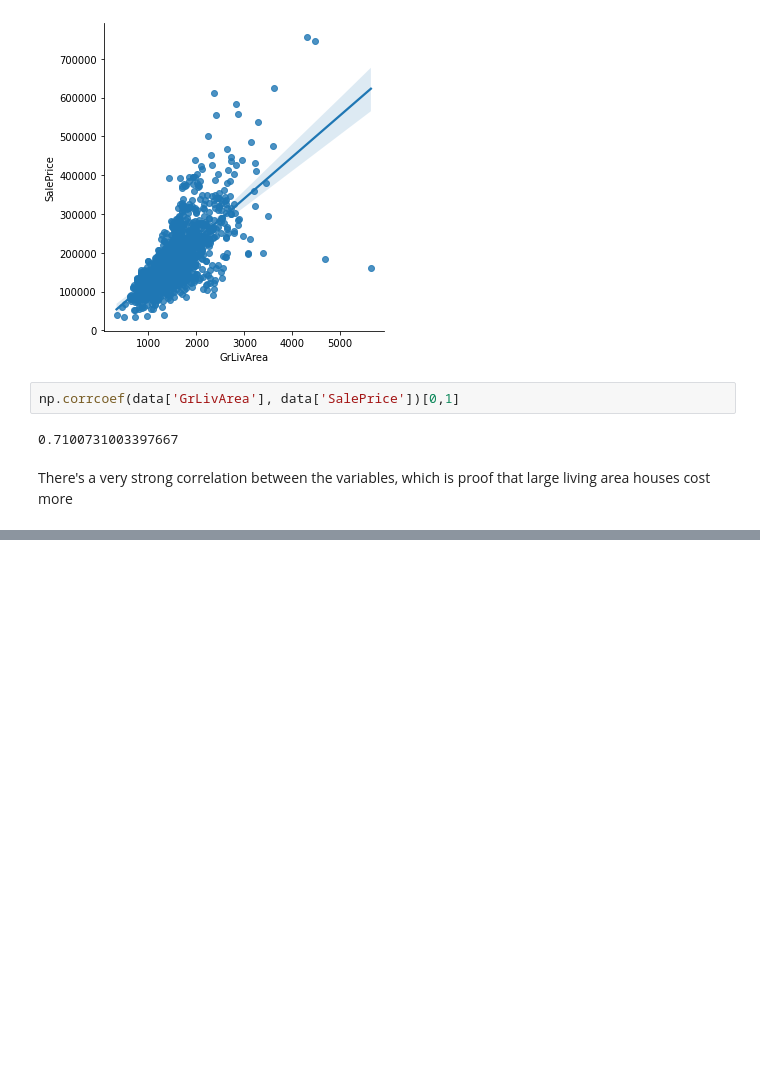
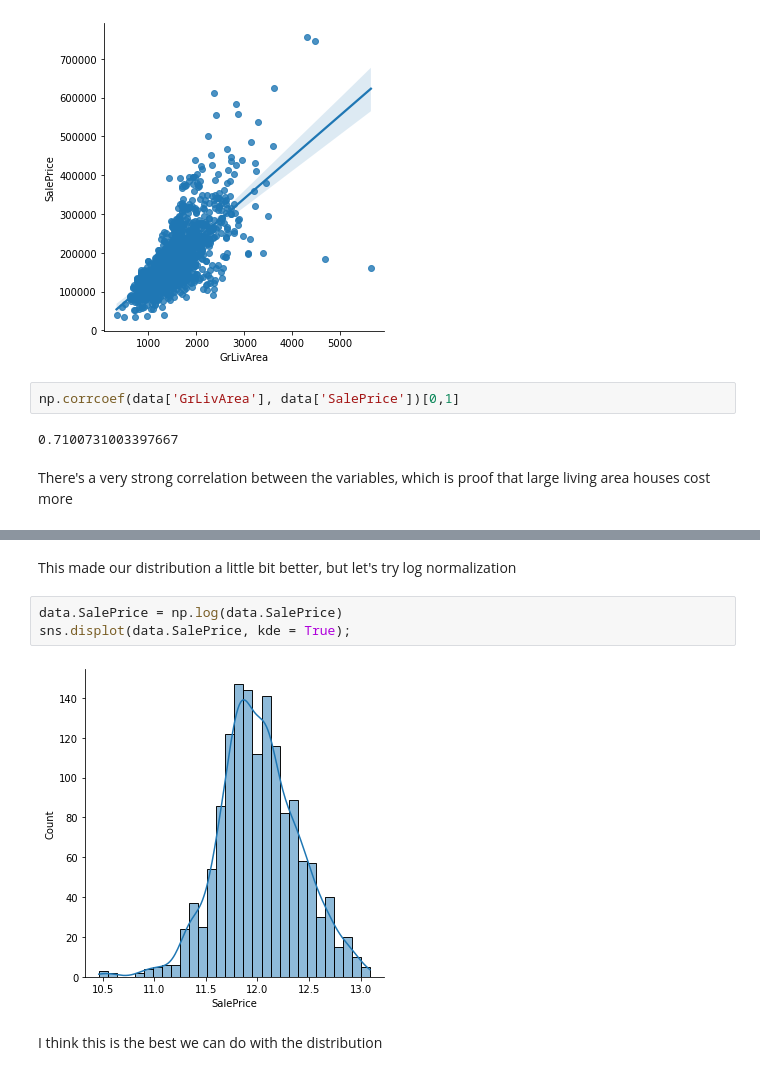
Before and after one commit to NathanBitu/House-Price-Regression, a Jupyter notebook: EDA.ipynb, the cells around one changed output, grey strips where cells are left out. Saved outputs shown, nothing was run; the diff lists cells and outputs as text; blank space fills up the shorter version.

```diff
--- a/EDA.ipynb
+++ b/EDA.ipynb
@@ -75,0 +133,9 @@ There's a very strong correlation between the variables, which is proof that lar
+# %% [markdown]
+This made our distribution a little bit better, but let's try log normalization
+# %%
+data.SalePrice = np.log(data.SalePrice)
+sns.displot(data.SalePrice, kde = True);
+# %% [output]
+[figure, added]
+# %% [markdown]
+I think this is the best we can do with the distribution
```
Also changed, not shown: parts of 16 cells of this notebook.
